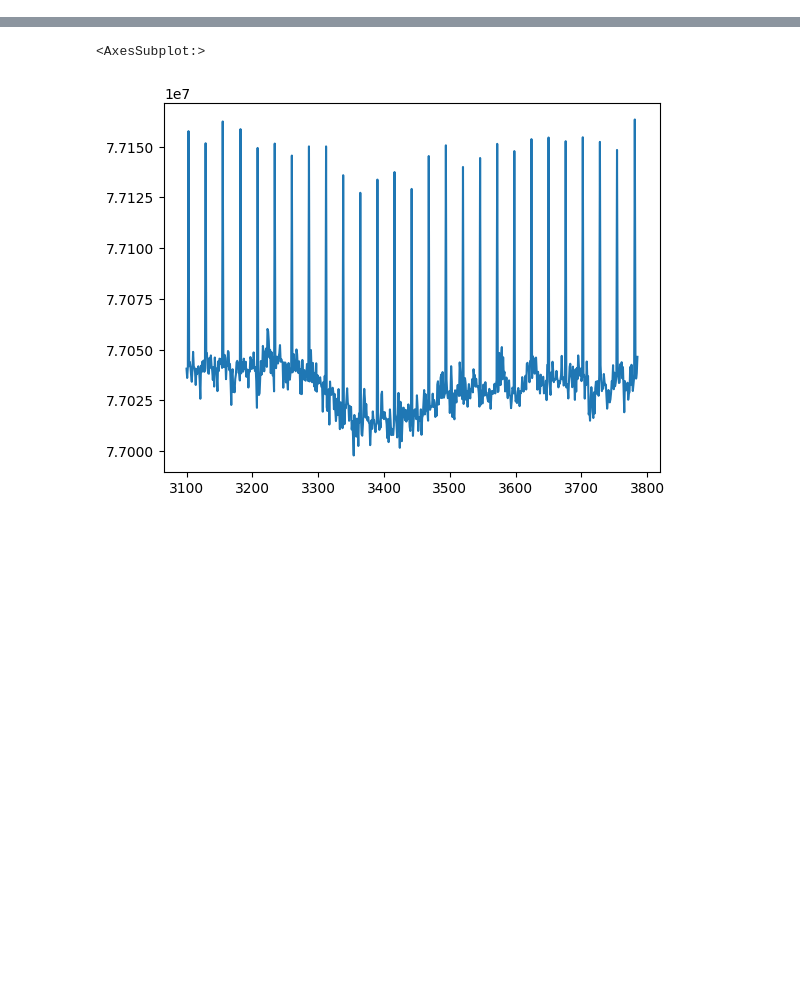
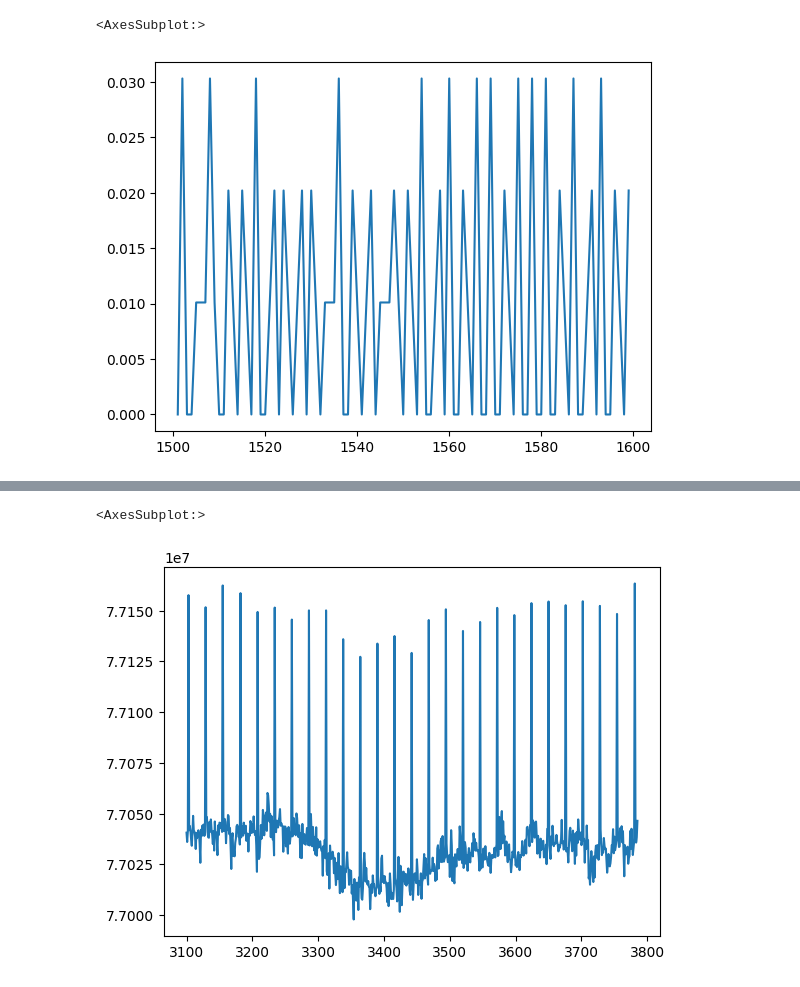
Before and after one commit to smithandrewk/smoking_ml, a Jupyter notebook: view_data.ipynb, the cells around one changed output, grey strips where cells are left out. Cells and saved outputs as stored; diff of their text form; code cells hidden in the pictures; blank space fills up the shorter version.

```diff
--- a/view_data.ipynb
+++ b/view_data.ipynb
@@ -8,0 +59,5 @@ df = pd.read_csv(filename,skiprows=1)
+# %%
+(df[0][1500:1600]*1e-9).diff().plot()
+# %% [output]
+<AxesSubplot:>
+[figure, added]
```
Also changed, not shown: parts of 12 cells of this notebook, 2 other files.
